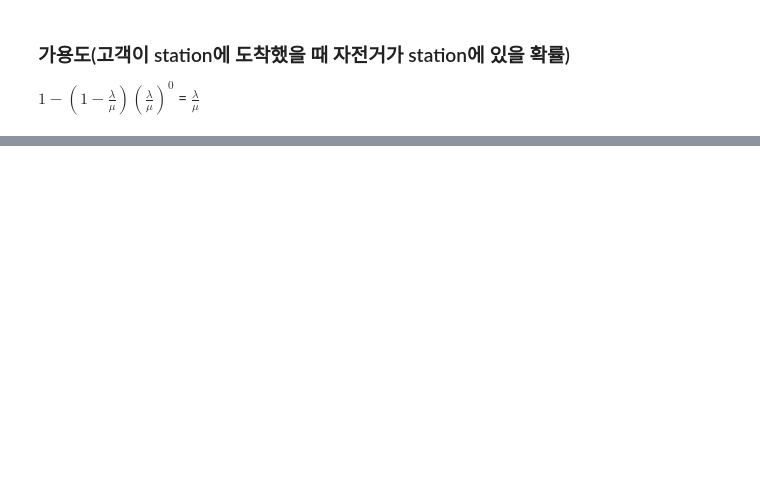
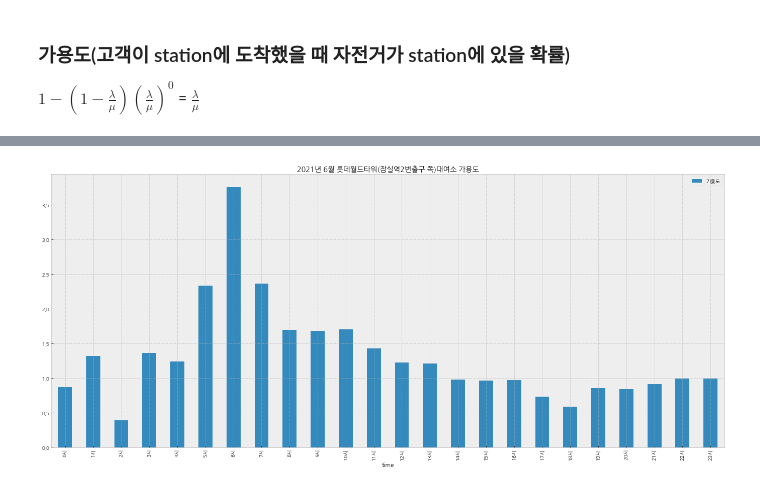
Before and after one commit to psuny1116/SeoulBikeProject, a Jupyter notebook: 연습/2021년 6월 롯데월드타워(잠실역2번출구 쪽) 대여소 분석.ipynb, the cells around one changed output, grey strips where cells are left out. Saved outputs shown, nothing was run; the diff lists cells and outputs as text; code cells hidden in the pictures; blank space fills up the shorter version.

```diff
--- a/연습/2021년 6월 롯데월드타워(잠실역2번출구 쪽) 대여소 분석.ipynb
+++ b/연습/2021년 6월 롯데월드타워(잠실역2번출구 쪽) 대여소 분석.ipynb
@@ -346,0 +2569,6 @@ $1 - (1 - \frac{\lambda}{\mu})(\frac{\lambda}{\mu})^0$ = $\frac{\lambda}{\mu}$
+# %%
+result.plot(kind = 'bar', x = 'time', y = '가용도', figsize = (24, 10),
+            title = '2021년 6월 롯데월드타워(잠실역2번출구 쪽)대여소 가용도')
+plt.show()
+# %% [output]
+[figure, added]
```
Also changed, not shown: parts of 203 cells of this notebook.
